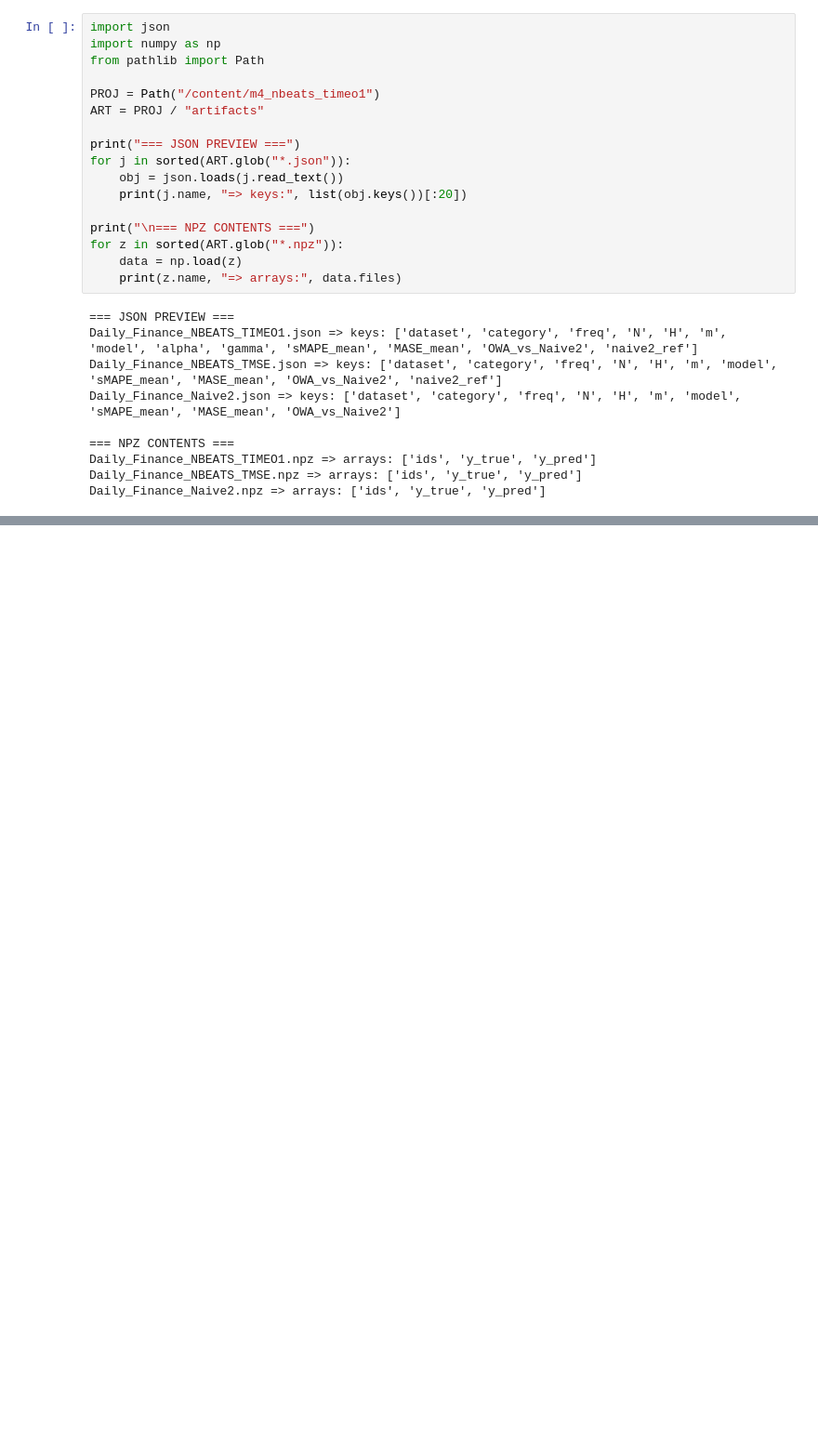
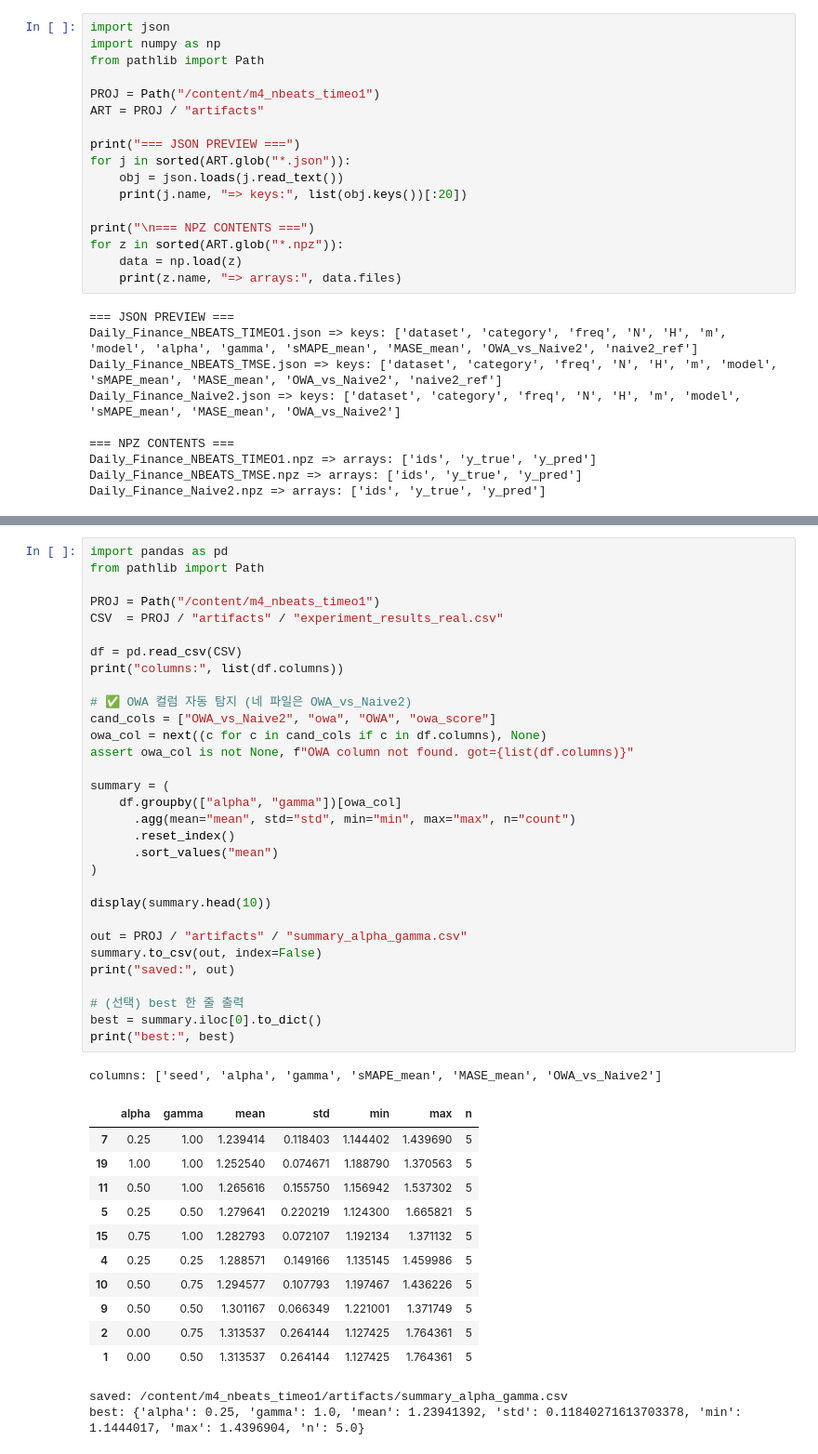
Before and after one commit to M4XJUNG/AIF-Financial-Time-Series, a Jupyter notebook: M4_N_BEATS_Time_o1.ipynb, the cells around one changed output, grey strips where cells are left out. Shown at 93% size. Saved outputs shown, nothing was run; the diff lists cells and outputs as text; blank space fills up the shorter version.

```diff
--- a/M4_N_BEATS_Time_o1.ipynb
+++ b/M4_N_BEATS_Time_o1.ipynb
@@ -1227,0 +1586,46 @@ Daily_Finance_Naive2.npz => arrays: ['ids', 'y_true', 'y_pred']
+# %%
+import pandas as pd
+from pathlib import Path
+
+PROJ = Path("/content/m4_nbeats_timeo1")
+CSV  = PROJ / "artifacts" / "experiment_results_real.csv"
+
+df = pd.read_csv(CSV)
+print("columns:", list(df.columns))
+
+# ✅ OWA 컬럼 자동 탐지 (네 파일은 OWA_vs_Naive2)
+cand_cols = ["OWA_vs_Naive2", "owa", "OWA", "owa_score"]
+owa_col = next((c for c in cand_cols if c in df.columns), None)
+assert owa_col is not None, f"OWA column not found. got={list(df.columns)}"
+
+summary = (
+    df.groupby(["alpha", "gamma"])[owa_col]
+      .agg(mean="mean", std="std", min="min", max="max", n="count")
+      .reset_index()
+      .sort_values("mean")
+)
+
+display(summary.head(10))
+
+out = PROJ / "artifacts" / "summary_alpha_gamma.csv"
+summary.to_csv(out, index=False)
+print("saved:", out)
+
+# (선택) best 한 줄 출력
+best = summary.iloc[0].to_dict()
+print("best:", best)
+# %% [output]
+columns: ['seed', 'alpha', 'gamma', 'sMAPE_mean', 'MASE_mean', 'OWA_vs_Naive2']
+|  | alpha | gamma | mean | std | min | max | n |
+| 7 | 0.25 | 1.00 | 1.239414 | 0.118403 | 1.144402 | 1.439690 | 5 |
+| 19 | 1.00 | 1.00 | 1.252540 | 0.074671 | 1.188790 | 1.370563 | 5 |
+| 11 | 0.50 | 1.00 | 1.265616 | 0.155750 | 1.156942 | 1.537302 | 5 |
+| 5 | 0.25 | 0.50 | 1.279641 | 0.220219 | 1.124300 | 1.665821 | 5 |
+| 15 | 0.75 | 1.00 | 1.282793 | 0.072107 | 1.192134 | 1.371132 | 5 |
+| 4 | 0.25 | 0.25 | 1.288571 | 0.149166 | 1.135145 | 1.459986 | 5 |
+| 10 | 0.50 | 0.75 | 1.294577 | 0.107793 | 1.197467 | 1.436226 | 5 |
+| 9 | 0.50 | 0.50 | 1.301167 | 0.066349 | 1.221001 | 1.371749 | 5 |
+| 2 | 0.00 | 0.75 | 1.313537 | 0.264144 | 1.127425 | 1.764361 | 5 |
+| 1 | 0.00 | 0.50 | 1.313537 | 0.264144 | 1.127425 | 1.764361 | 5 |
+saved: /content/m4_nbeats_timeo1/artifacts/summary_alpha_gamma.csv
+best: {'alpha': 0.25, 'gamma': 1.0, 'mean': 1.23941392, 'std': 0.11840271613703378, 'min': 1.1444017, 'max': 1.4396904, 'n': 5.0}
```
Also changed, not shown: parts of 12 cells of this notebook.
